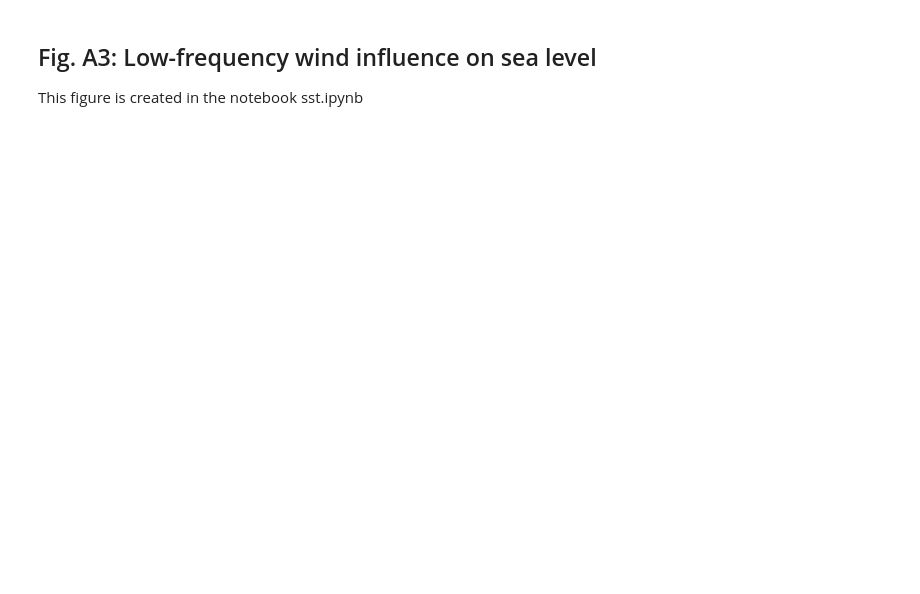
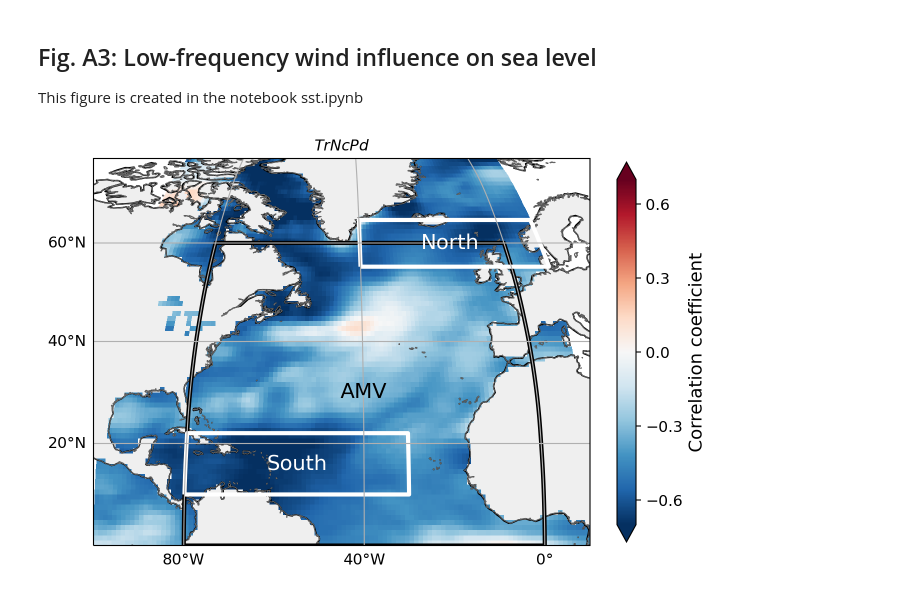
Before and after one commit to KNMI-sealevel/NetherlandsSeaLevelAcceleration, a Jupyter notebook: figures.ipynb, the cells around one changed output. Saved outputs shown, nothing was run; the diff lists cells and outputs as text; code cells hidden in the pictures; blank space fills up the shorter version.

```diff
--- a/figures.ipynb
+++ b/figures.ipynb
@@ -33,2 +44,6 @@ if os.path.exists(output_dir+str(bootsize))==False:
+# %%
+cobe_sst = xr.open_dataset(f'{output_dir}cobe_sst.nc')
+cobe_lagged_na = pd.read_csv(f'{output_dir}cobe_lagged_corr_NearestPointAverage2.csv', index_col = 'lag')
+cobe_lagged_pd = pd.read_csv(f'{output_dir}cobe_lagged_corr_PressureDifference.csv', index_col = 'lag')
 # %% [markdown]
 ### Read rates data
@@ -427,0 +657,5 @@ This figure is created in the notebook sst.ipynb
+# %%
+regression_regions_fig(cobe_sst, 'r', 'Correlation coefficient', 'PressureDifference', '$\it{TrNcPd}$',
+                       [-0.6, -0.3, 0.0, 0.3, 0.6], 'RdBu_r', 'both', 'cobesst_r_PD')
+# %% [output]
+[figure, added]
```
Also changed, not shown: parts of 19 cells of this notebook, 11 other files.
